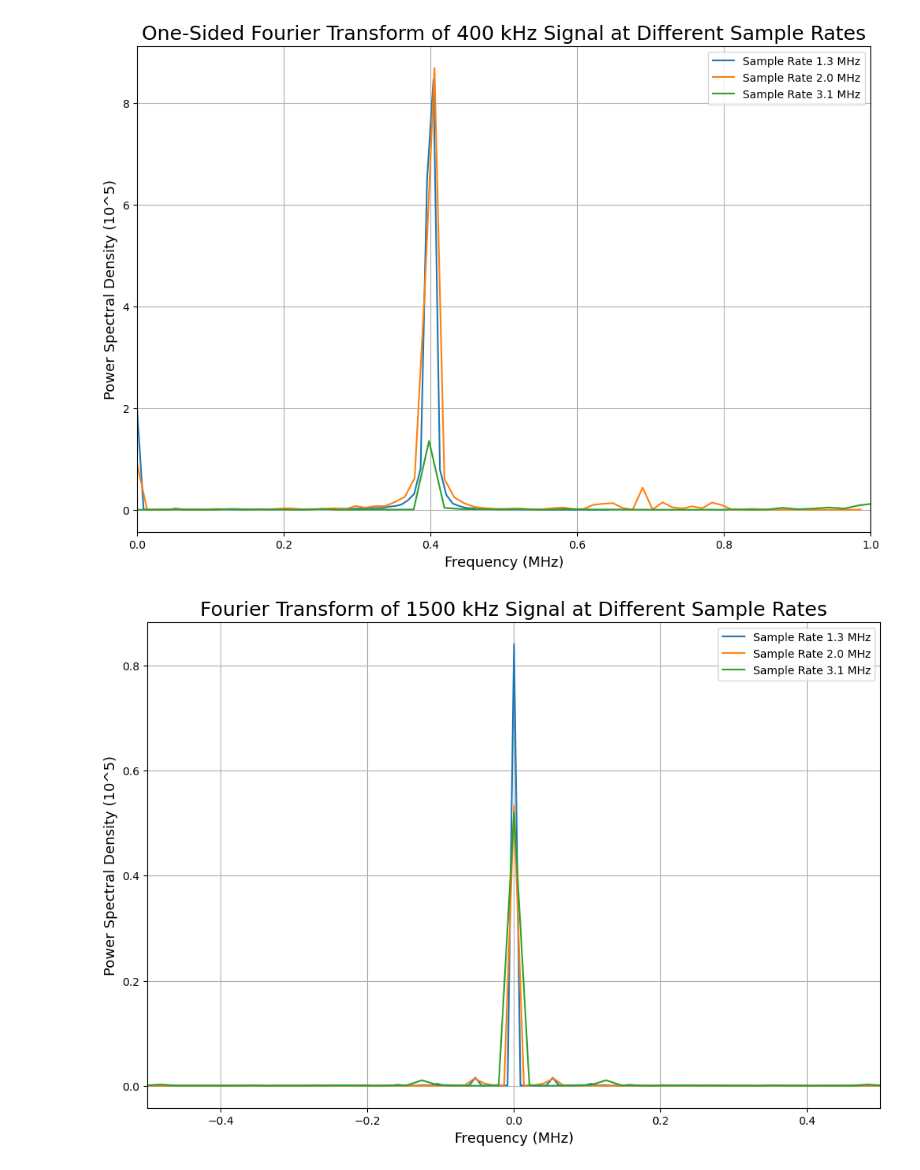
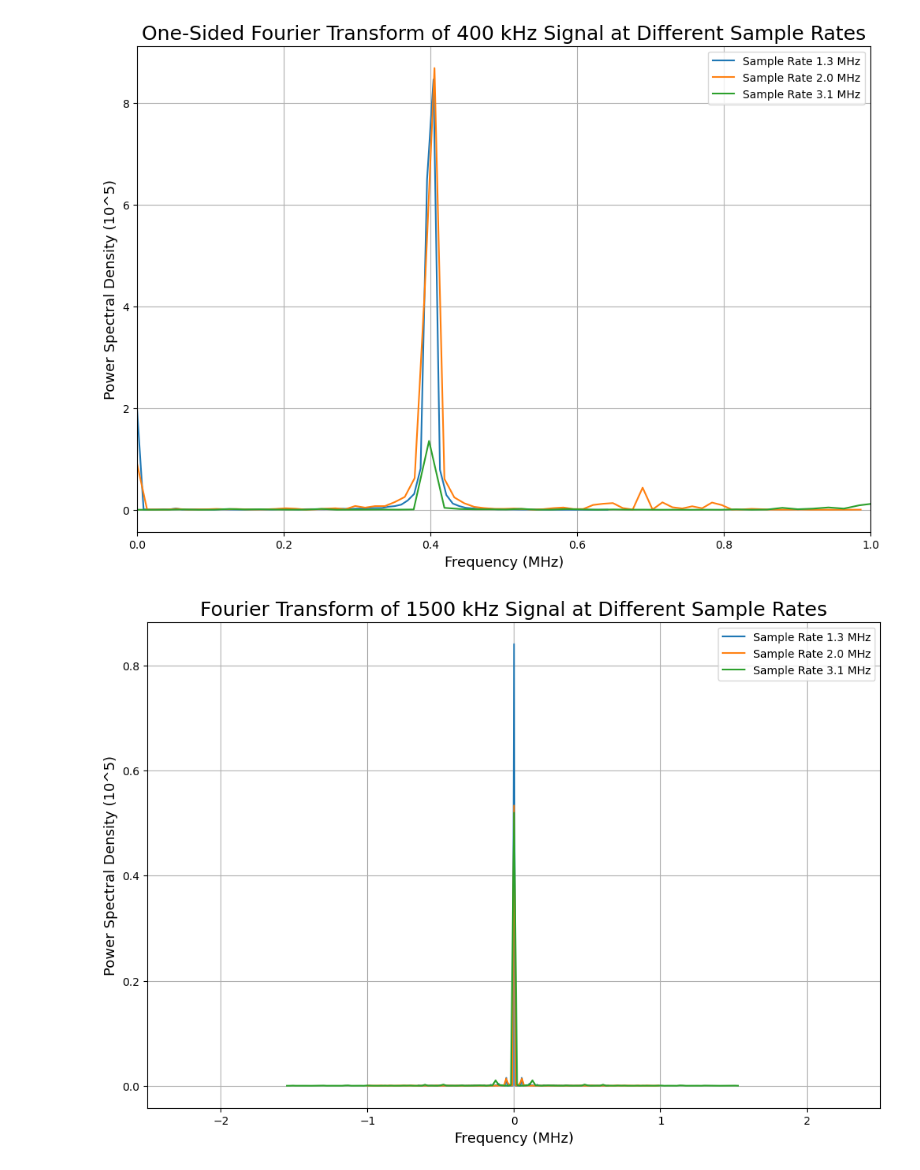
Before and after one commit to Brandon102002/ugastro, a Jupyter notebook: lab_1_analysis.ipynb, the cells around one changed output. Saved outputs shown, nothing was run; the diff lists cells and outputs as text; code cells hidden in the pictures.

Commit message:
added more data and graphs

```diff
--- a/lab_1_analysis.ipynb
+++ b/lab_1_analysis.ipynb
@@ -9,6 +9,7 @@ def extractData(filename):
     return raw_data['arr_0'][0]
 # %%
 # data_signalFreq_sampleRate
+# Fix with helper later
 
 data_400khz_1300khz = extractData('ugastro\\lab_1_data_400khz_1300khz.npz')
 data_400khz_2000khz = extractData('ugastro\\lab_1_data_400khz_2000khz.npz')
@@ -17,10 +18,26 @@ data_1500khz_1300khz = extractData('ugastro\\lab_1_data_1500khz_1300khz.npz')
 data_1500khz_2000khz = extractData('ugastro\\lab_1_data_1500khz_2000khz.npz')
 data_1500khz_3100khz = extractData('ugastro\\lab_1_data_1500khz_3100khz.npz')
 
-indices = [i for i in range(1900, 2048)]
+data_400khz_1300khz_2 = extractData('ugastro\\lab_1_data_400khz_1300khz_2.npz')
+data_400khz_2000khz_2 = extractData('ugastro\\lab_1_data_400khz_2000khz_2.npz')
+data_400khz_3100khz_2 = extractData('ugastro\\lab_1_data_400khz_3100khz_2.npz')
+data_1500khz_1300khz_2 = extractData('ugastro\\lab_1_data_1500khz_1300khz_2.npz')
+data_1500khz_2000khz_2 = extractData('ugastro\\lab_1_data_1500khz_2000khz_2.npz')
+data_1500khz_3100khz_2 = extractData('ugastro\\lab_1_data_1500khz_3100khz_2.npz')
+
+data_400khz_1300khz_3 = extractData('ugastro\\lab_1_data_400khz_1300khz_3.npz')
+data_400khz_2000khz_3 = extractData('ugastro\\lab_1_data_400khz_2000khz_3.npz')
+data_400khz_3100khz_3 = extractData('ugastro\\lab_1_data_400khz_3100khz_3.npz')
+data_1500khz_1300khz_3 = extractData('ugastro\\lab_1_data_1500khz_1300khz_3.npz')
+data_1500khz_2000khz_3 = extractData('ugastro\\lab_1_data_1500khz_2000khz_3.npz')
+data_1500khz_3100khz_3 = extractData('ugastro\\lab_1_data_1500khz_3100khz_3.npz')
+
+indices = [i for i in range(0, 2048)]
 # %%
 def removeBuffer(data):
     return data[1900:]
+
+indices = removeBuffer(indices)
 
 data_400khz_1300khz = removeBuffer(data_400khz_1300khz)
 data_400khz_2000khz = removeBuffer(data_400khz_2000khz)
@@ -28,3 +45,17 @@ data_400khz_3100khz = removeBuffer(data_400khz_3100khz)
 data_1500khz_1300khz = removeBuffer(data_1500khz_1300khz)
 data_1500khz_2000khz = removeBuffer(data_1500khz_2000khz)
 data_1500khz_3100khz = removeBuffer(data_1500khz_3100khz)
+
+data_400khz_1300khz_2 = removeBuffer(data_400khz_1300khz_2)
+data_400khz_2000khz_2 = removeBuffer(data_400khz_2000khz_2)
+data_400khz_3100khz_2 = removeBuffer(data_400khz_3100khz_2)
+data_1500khz_1300khz_2 = removeBuffer(data_1500khz_1300khz_2)
+data_1500khz_2000khz_2 = removeBuffer(data_1500khz_2000khz_2)
+data_1500khz_3100khz_2 = removeBuffer(data_1500khz_3100khz_2)
+
+data_400khz_1300khz_3 = removeBuffer(data_400khz_1300khz_3)
+data_400khz_2000khz_3 = removeBuffer(data_400khz_2000khz_3)
+data_400khz_3100khz_3 = removeBuffer(data_400khz_3100khz_3)
+data_1500khz_1300khz_3 = removeBuffer(data_1500khz_1300khz_3)
+data_1500khz_2000khz_3 = removeBuffer(data_1500khz_2000khz_3)
+data_1500khz_3100khz_3 = removeBuffer(data_1500khz_3100khz_3)
@@ -208,26 +335,26 @@ plt.show()
 # %%
 datasets = [data_1500khz_1300khz, data_1500khz_2000khz, data_1500khz_3100khz]
 sample_rates = [1.3e6, 2.0e6, 3.1e6]
 sample_rate_titles = ["1.3 MHz", "2.0 MHz", "3.1 MHz"]
 N = len(indices)
 
 plt.figure(figsize=(12, 8))
 
 for i, data in enumerate(datasets):
     fft_data = fft(data)
     fft_data_shifted = fftshift(fft_data)
     freq_bins = fftshift(fftfreq(N, d=1/sample_rates[i]))
 
     power_spectrum = abs(fft_data_shifted) ** 2
 
     plt.plot(freq_bins / 1e6, power_spectrum / 1e5, label=f"Sample Rate {sample_rate_titles[i]}")
 
 plt.xlabel("Frequency (MHz)", size=13)
-plt.xlim((-0.3, 0.3))
+plt.xlim((-2.5, 2.5))
 plt.ylabel("Power Spectral Density (10^5)", size=13)
 plt.title("Fourier Transform of 1500 kHz Signal at Different Sample Rates", size=18)
 plt.legend()
 plt.grid(True)
 plt.show()
 # %% [output]
-[figure, old version]
+[figure, new version]
```
Also changed, not shown: parts of 18 cells of this notebook, 1 other file.
